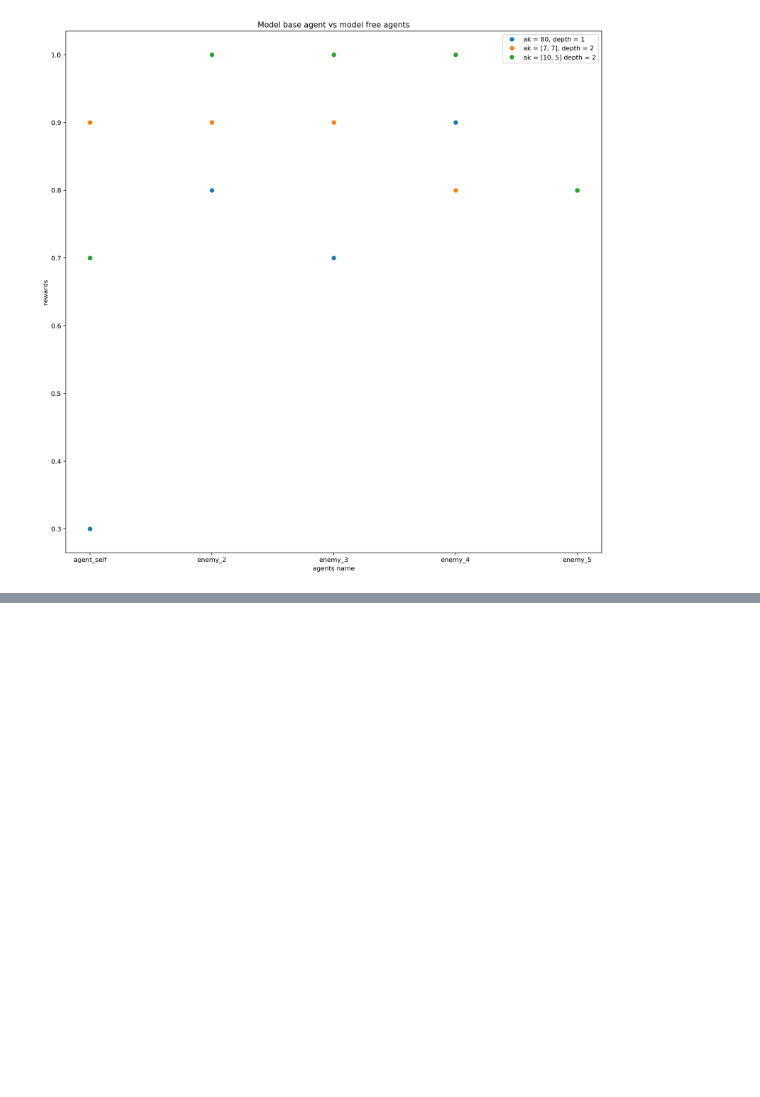
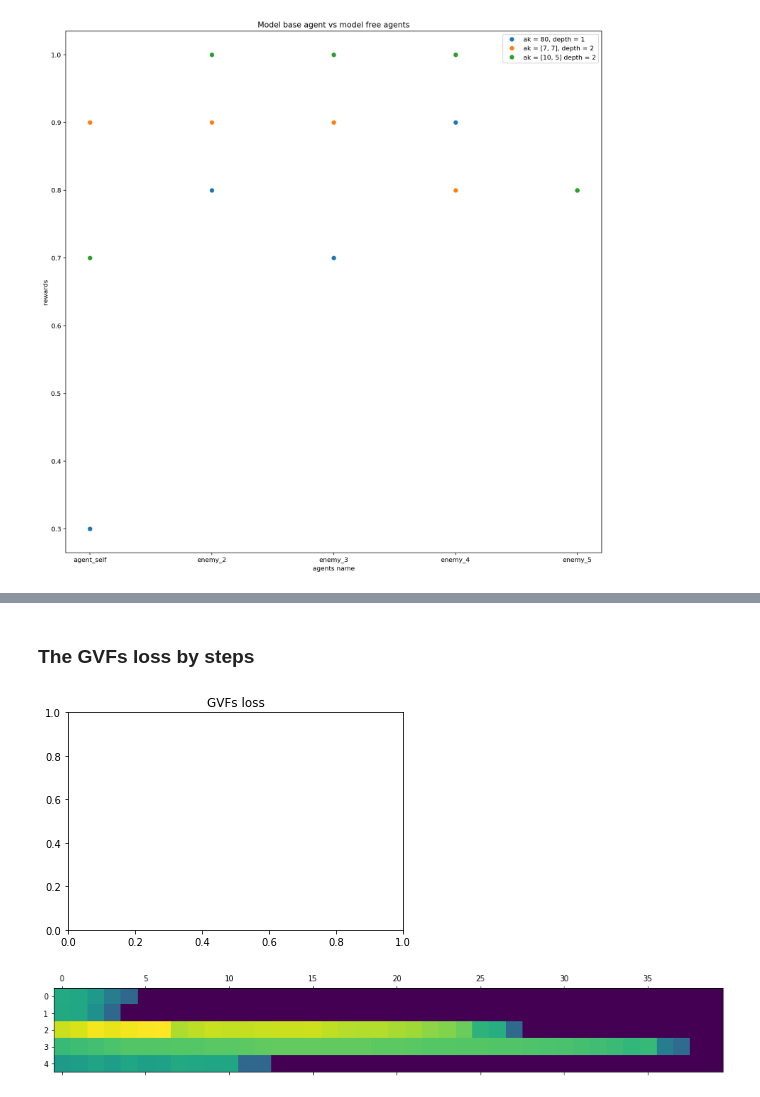
Before and after one commit to osu-xai/abp, a Jupyter notebook: abp/plot/plot_result.ipynb, the cells around one changed output, grey strips where cells are left out. Saved outputs shown, nothing was run; the diff lists cells and outputs as text; code cells hidden in the pictures; blank space fills up the shorter version.

```diff
--- a/abp/plot/plot_result.ipynb
+++ b/abp/plot/plot_result.ipynb
@@ -150,0 +169,49 @@ TugOfWar_eval.pupdate_300
+# %% [markdown]
+### The GVFs loss by steps
+# %%
+import matplotlib.pyplot as plt
+import numpy as np
+
+def plot_loss_step(data, title = "GVFs loss", vmin=0, vmax=0.1):
+    plt.title(title)
+    plt.matshow(data, vmin=vmin, vmax=vmax)
+
+    plt.show()
+
+test_data = np.array([[0.0268, 0.0264, 0.0237, 0.0185, 0.0147, 0.0000, 0.0000, 0.0000, 0.0000,
+        0.0000, 0.0000, 0.0000, 0.0000, 0.0000, 0.0000, 0.0000, 0.0000, 0.0000,
+        0.0000, 0.0000, 0.0000, 0.0000, 0.0000, 0.0000, 0.0000, 0.0000, 0.0000,
+        0.0000, 0.0000, 0.0000, 0.0000, 0.0000, 0.0000, 0.0000, 0.0000, 0.0000,
+        0.0000, 0.0000, 0.0000, 0.0000],
+                     [0.0266, 0.0264, 0.0220, 0.0147, 0.0000, 0.0000, 0.0000, 0.0000, 0.0000,
+        0.0000, 0.0000, 0.0000, 0.0000, 0.0000, 0.0000, 0.0000, 0.0000, 0.0000,
+        0.0000, 0.0000, 0.0000, 0.0000, 0.0000, 0.0000, 0.0000, 0.0000, 0.0000,
+        0.0000, 0.0000, 0.0000, 0.0000, 0.0000, 0.0000, 0.0000, 0.0000, 0.0000,
+        0.0000, 0.0000, 0.0000, 0.0000],
+                     [0.0404, 0.0412, 0.0432, 0.0424, 0.0431, 0.0436, 0.0439, 0.0385, 0.0396,
+        0.0402, 0.0399, 0.0399, 0.0402, 0.0404, 0.0403, 0.0405, 0.0397, 0.0390,
+        0.0389, 0.0388, 0.0381, 0.0377, 0.0363, 0.0356, 0.0339, 0.0283, 0.0274,
+        0.0152, 0.0000, 0.0000, 0.0000, 0.0000, 0.0000, 0.0000, 0.0000, 0.0000,
+        0.0000, 0.0000, 0.0000, 0.0000],
+                     [0.0296, 0.0303, 0.0308, 0.0314, 0.0321, 0.0322, 0.0321, 0.0323, 0.0324,
+        0.0326, 0.0327, 0.0329, 0.0332, 0.0334, 0.0334, 0.0334, 0.0331, 0.0332,
+        0.0331, 0.0328, 0.0329, 0.0327, 0.0324, 0.0323, 0.0322, 0.0321, 0.0320,
+        0.0319, 0.0318, 0.0315, 0.0313, 0.0310, 0.0305, 0.0299, 0.0291, 0.0294,
+        0.0185, 0.0153, 0.0000, 0.0000],
+#                      [0.1578, 0.1597, 0.1616, 0.1633, 0.1625, 0.1578, 0.1590, 0.1606, 0.1625,
+#         0.1630, 0.1627, 0.1620, 0.1629, 0.1634, 0.1612, 0.1613, 0.1605, 0.1615,
+#         0.1629, 0.1634, 0.1629, 0.1635, 0.1624, 0.1640, 0.1608, 0.1639, 0.1566,
+#         0.1539, 0.1451, 0.1427, 0.1262, 0.0982, 0.0939, 0.0723, 0.0929, 0.0751,
+#         0.0867, 0.0934, 0.1038, 0.1036],
+                     [0.0236, 0.0245, 0.0257, 0.0244, 0.0258, 0.0249, 0.0252, 0.0266, 0.0264,
+        0.0259, 0.0259, 0.0149, 0.0147, 0.0000, 0.0000, 0.0000, 0.0000, 0.0000,
+        0.0000, 0.0000, 0.0000, 0.0000, 0.0000, 0.0000, 0.0000, 0.0000, 0.0000,
+        0.0000, 0.0000, 0.0000, 0.0000, 0.0000, 0.0000, 0.0000, 0.0000, 0.0000,
+        0.0000, 0.0000, 0.0000, 0.0000],])
+plot_loss_step(test_data, vmin=test_data.min(), vmax=test_data.max())
+# for td in test_data:
+#     print()
+#     plot_loss_step([td], vmin=td.min(), vmax=td.max())
+# %% [output]
+[figure, added]
+[figure, added]
```
Also changed, not shown: parts of 4 cells of this notebook, 33 other files.
